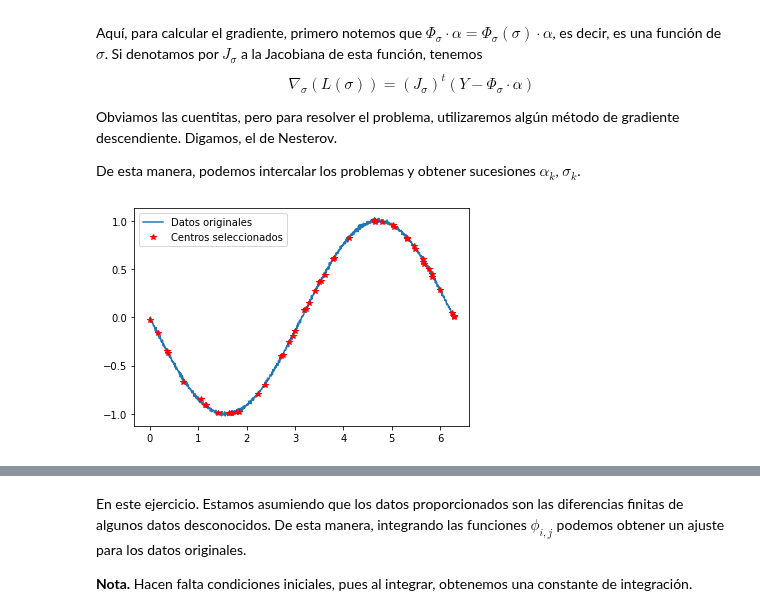
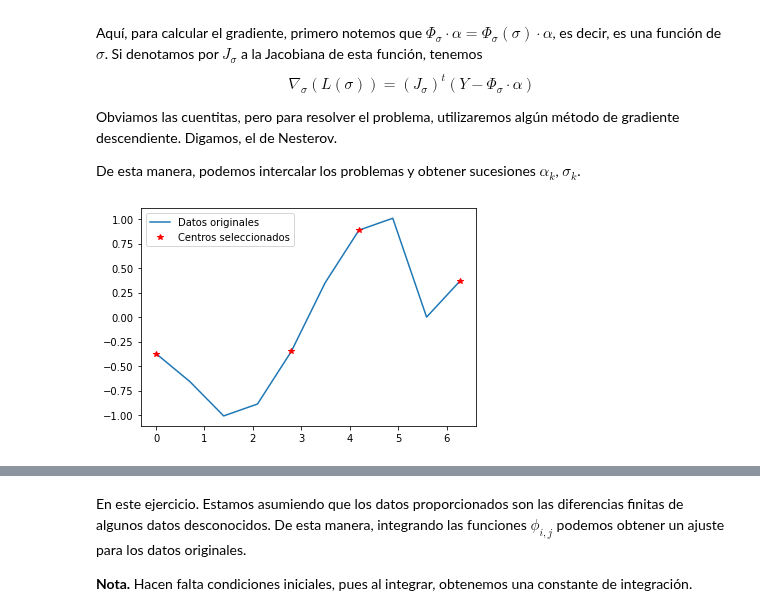
Before and after one commit to JairEsc/Mat_Apl_2, a Jupyter notebook: ML_T1.ipynb, the cells around one changed output, grey strips where cells are left out. Cells and saved outputs as stored; diff of their text form; code cells hidden in the pictures.

```diff
--- a/ML_T1.ipynb
+++ b/ML_T1.ipynb
@@ -42,35 +42,35 @@ def GD_N(theta,alpha,eta,nIter, grad,stop_crit=10**(-4)):
         g = grad(pre_theta)
         p = 0.5*(g + eta*p)
         if(np.linalg.norm(g)<stop_crit):
             break
         theta = theta - alpha*p
         Theta.append(theta)
     return Theta[-1]
 #-----------------------------------
 #Datos---------------------Los generamos por comodidad.
 np.random.seed(0)
-n=1000
+n=10
 x=np.linspace(0,2*np.pi,n)
-y=np.cos(x)+np.random.normal(0,0.0001,size=len(x))
+y=np.cos(x)+np.random.normal(0,0,size=len(x))
 from numpy.random import default_rng
-m=50
+m=4
 x_m2=[0]*m
 x_m2[0]=0
 x_m2[-1]=len(x)-1
 x_m2[1:-1]=np.sort(default_rng().choice(np.arange(1, len(x)-1), size=m-2, replace=False))
 x_m=x[x_m2]
 #Diferencias finitas.-------------
 y_p=np.zeros(n)
 y_p[0]=(y[1]-y[0])
 y_p[-1]=y[-1]-y[-2]
 y_p[1:-2]=(y[2:-1]-y[0:-3])/2
 y_p=y_p*n/(2*np.pi)
 plt.plot(x,y_p,label='Datos originales')
 plt.plot(x_m,y_p[x_m2],"r*",label='Centros seleccionados')
 plt.legend()
 plt.show()
 #Le vamos a ajustar a los datos y_p.
 #-----------------------------
 # %% [output]
-[figure, old version]
+[figure, new version]
 # %%
```
Also changed, not shown: parts of 6 cells of this notebook.
